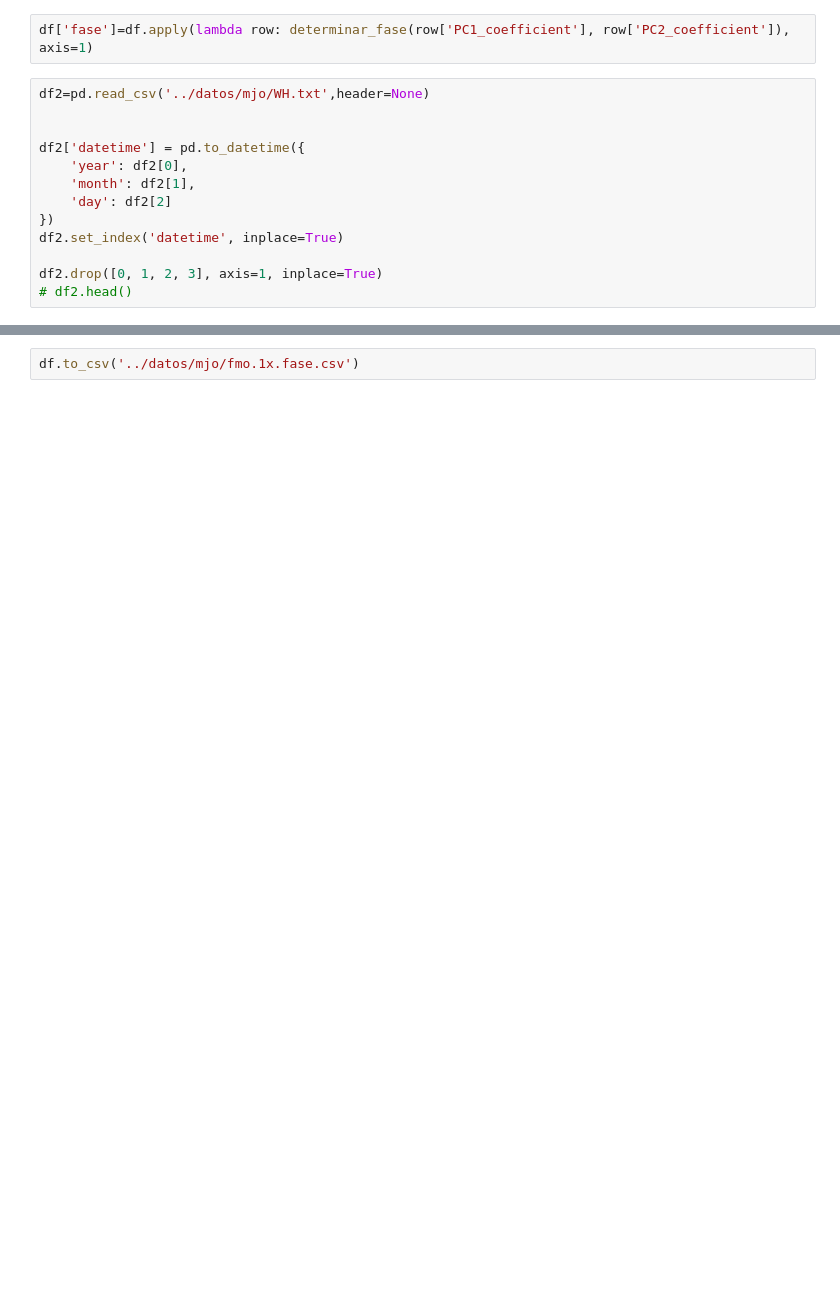
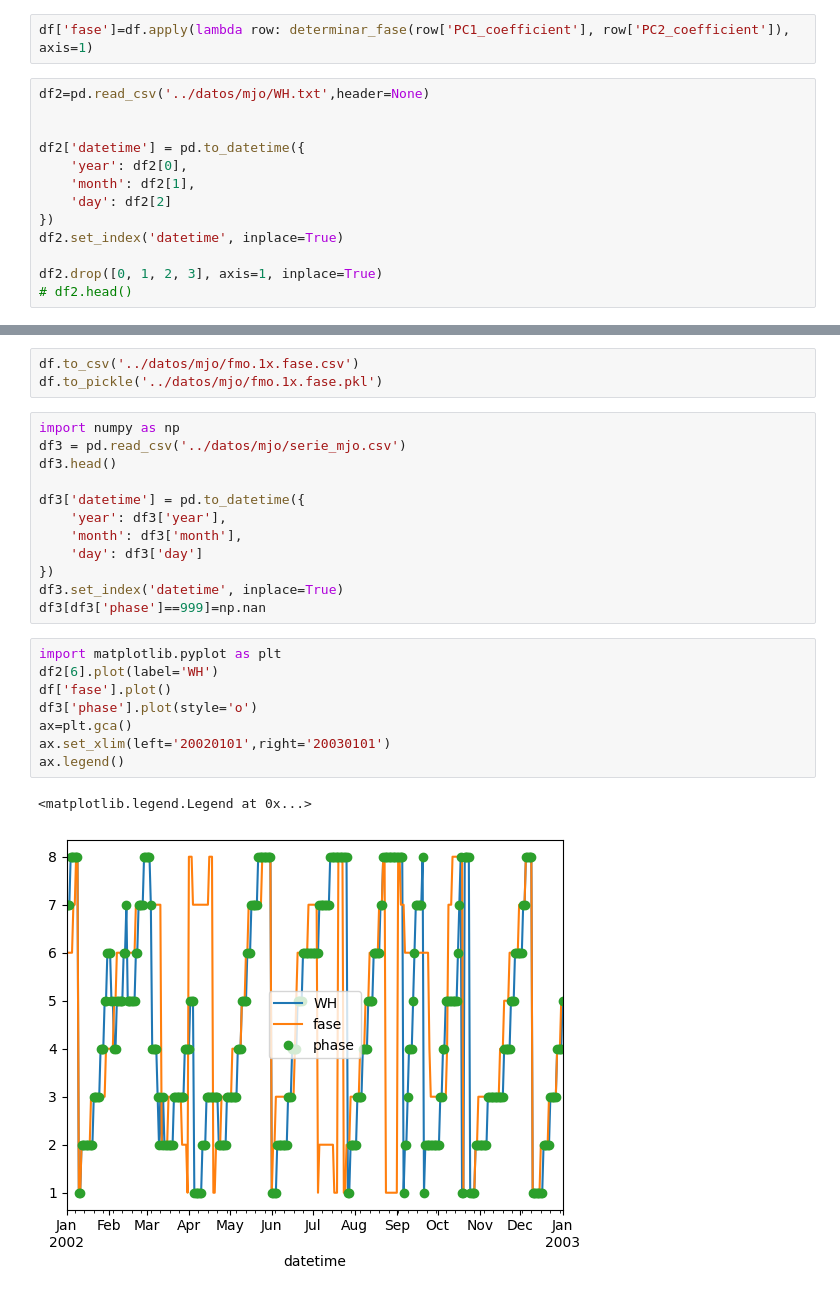
Before and after one commit to bianchipatagon/MJO, a Jupyter notebook: python/fase_mjoindex.ipynb, the cells around one changed output, grey strips where cells are left out. Drawn from its saved outputs; the diff is of its cells as text; blank space fills up the shorter version.

```diff
--- a/python/fase_mjoindex.ipynb
+++ b/python/fase_mjoindex.ipynb
@@ -68,2 +70,26 @@ ax.legend()
 # %%
 df.to_csv('../datos/mjo/fmo.1x.fase.csv')
+df.to_pickle('../datos/mjo/fmo.1x.fase.pkl')
+# %%
+import numpy as np
+df3 = pd.read_csv('../datos/mjo/serie_mjo.csv')
+df3.head()
+
+df3['datetime'] = pd.to_datetime({
+    'year': df3['year'],
+    'month': df3['month'],
+    'day': df3['day']
+})
+df3.set_index('datetime', inplace=True)
+df3[df3['phase']==999]=np.nan
+# %%
+import matplotlib.pyplot as plt
+df2[6].plot(label='WH')
+df['fase'].plot()
+df3['phase'].plot(style='o')
+ax=plt.gca()
+ax.set_xlim(left='20020101',right='20030101')
+ax.legend()
+# %% [output]
+<matplotlib.legend.Legend at 0x...>
+[figure, added]
```
Also changed, not shown: parts of 8 cells of this notebook, 11 other files.
